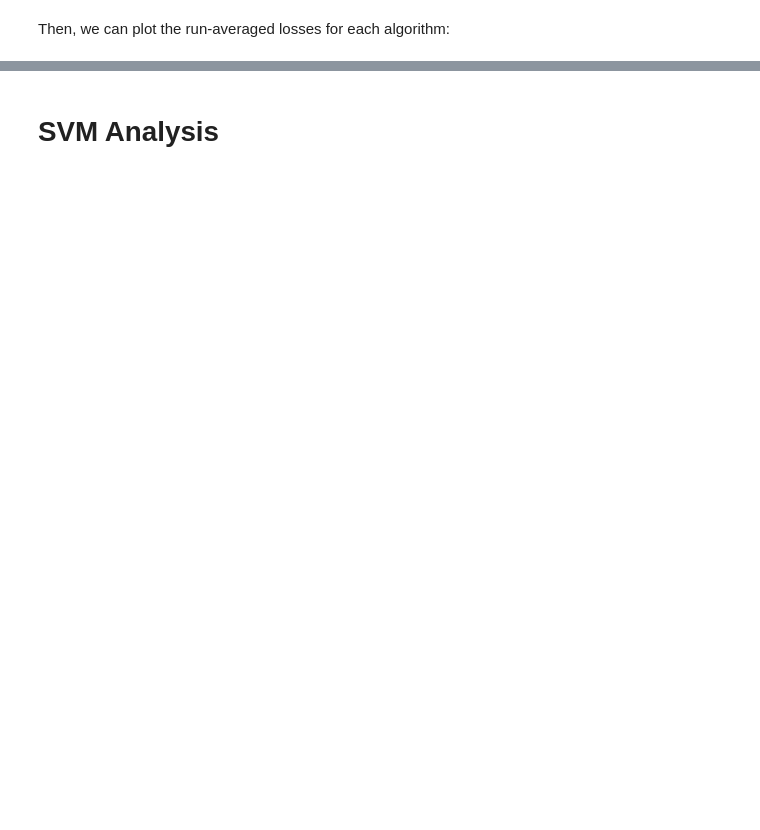
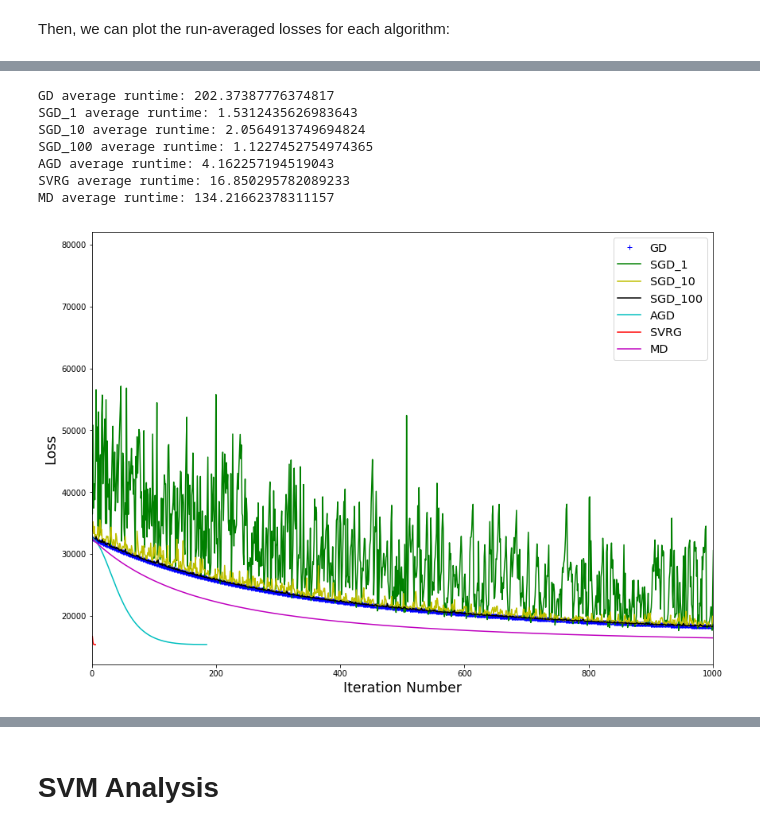
Before and after one commit to pklinkmueller/mlo_final_project, a Jupyter notebook: Logistic_Regression_Analysis.ipynb, the cells around one changed output, grey strips where cells are left out. Saved outputs shown, nothing was run; the diff lists cells and outputs as text; code cells hidden in the pictures; blank space fills up the shorter version.

```diff
--- a/Logistic_Regression_Analysis.ipynb
+++ b/Logistic_Regression_Analysis.ipynb
@@ -448,6 +416,8 @@ Then, we setup the run for all of our descent methods on the MNIST dataset, begi
 # %%
-lr = FixedRate(0.000001)
-# initialize our descent methods
+# fixed rate tuned to the COD-RNA data set
+lr = FixedRate(0.00001)
+
+# instantiate our descent methods
 gd = GradientDescent()
 sgd_1 = GradientDescent()
 sgd_10 = GradientDescent()
@@ -455,45 +425,52 @@ sgd_100 = GradientDescent()
 agd = NesterovAcceleratedDescent()
 svrg = StochasticVarianceReducedGradientDescent()
 md = MirrorDescent()
-# initialize the logisitic regression objects
-gd_log = LogisticRegression(gd, lr, 5000, mnist_n, rel_conv)
-sgd_1_log = LogisticRegression(sgd_1, lr, 5000, 1, rel_conv)
-sgd_10_log = LogisticRegression(sgd_10, lr, 5000, 10, rel_conv)
-sgd_100_log = LogisticRegression(sgd_100, lr, 5000, 100, rel_conv)
-agd_log = LogisticRegression(agd, lr, 2000, mnist_n, rel_conv)
-svrg_log = LogisticRegression(svrg, lr, 40, mnist_n, rel_conv)
-md_log = LogisticRegression(md, lr, 3000, mnist_n, rel_conv)
+
+# instantiate the logisitic regression objects
+gd_log = LogisticRegression(gd, lr, 9000, cod_n, rel_conv)
+sgd_1_log = LogisticRegression(sgd_1, lr, 8000, 1, rel_conv)
+sgd_10_log = LogisticRegression(sgd_10, lr, 8000, 10, rel_conv)
+sgd_100_log = LogisticRegression(sgd_100, lr, 8000, 100, rel_conv)
+agd_log = LogisticRegression(agd, lr, 400, cod_n, rel_conv)
+svrg_log = LogisticRegression(svrg, lr, 20, cod_n, rel_conv)
+md_log = LogisticRegression(md, lr, 6000, cod_n, rel_conv)
+
 # and run the fit for each of these models, this time on the MNIST data set:
 print('Fitting gradient descent:')
-mnist_gd_loss = gd_log.fit(mnist_X_train, mnist_y_train)
+gd_loss, gd_time = gd_log.fit(cod_X_train, cod_y_train, True)
 print('\nFitting stochastic gradient descent, batch size = 1:')
-mnist_sgd_1_loss = sgd_1_log.fit(mnist_X_train, mnist_y_train)
+sgd_1_loss, sgd_1_time = sgd_1_log.fit(cod_X_train, cod_y_train, True)
 print('\nFitting stochastic gradient descent, batch size = 10:')
-mnist_sgd_10_loss = sgd_10_log.fit(mnist_X_train, mnist_y_train)
+sgd_10_loss, sgd_10_time = sgd_10_log.fit(cod_X_train, cod_y_train, True)
 print('\nFitting stochastic gradient descent, batch size = 100:')
-mnist_sgd_100_loss = sgd_100_log.fit(mnist_X_train, mnist_y_train)
+sgd_100_loss, sgd_100_time = sgd_100_log.fit(cod_X_train, cod_y_train, True)
 print('\nFitting accelerated gradient descent:')
-mnist_agd_loss = agd_log.fit(mnist_X_train, mnist_y_train)
+agd_loss, agd_time = agd_log.fit(cod_X_train, cod_y_train, True)
 print('\nFitting stochastic variance reduced gradient descent:')
-mnist_svrg_loss = svrg_log.fit(mnist_X_train, mnist_y_train)
+svrg_loss, svrg_time = svrg_log.fit(cod_X_train, cod_y_train, True)
 print('\nFitting mirror descent:')
-mnist_md_loss = md_log.fit(mnist_X_train, mnist_y_train)
-# displaying accuracies
-acc = check_accuracy(gd_log, mnist_X_test, mnist_y_test)
+md_loss, md_time = md_log.fit(cod_X_train, cod_y_train, True)
+
+# displaying test accuracies
+acc = check_accuracy(gd_log, cod_X_test, cod_y_test)
 print("\n\nGD Accuracy: {0:.2f}%".format(acc * 100))
-acc = check_accuracy(sgd_1_log, mnist_X_test, mnist_y_test)
+acc = check_accuracy(sgd_1_log, cod_X_test, cod_y_test)
 print("SGD 1 Accuracy: {0:.2f}%".format(acc * 100))
-acc = check_accuracy(sgd_10_log, mnist_X_test, mnist_y_test)
+acc = check_accuracy(sgd_10_log, cod_X_test, cod_y_test)
 print("SGD 10 Accuracy: {0:.2f}%".format(acc * 100))
-acc = check_accuracy(sgd_100_log, mnist_X_test, mnist_y_test)
+acc = check_accuracy(sgd_100_log, cod_X_test, cod_y_test)
 print("SGD 100 Accuracy: {0:.2f}%".format(acc * 100))
-acc = check_accuracy(agd_log, mnist_X_test, mnist_y_test)
+acc = check_accuracy(agd_log, cod_X_test, cod_y_test)
 print("AGD Accuracy: {0:.2f}%".format(acc * 100))
-acc = check_accuracy(svrg_log, mnist_X_test, mnist_y_test)
+acc = check_accuracy(svrg_log, cod_X_test, cod_y_test)
 print("SVRG Accuracy: {0:.2f}%".format(acc * 100))
-acc = check_accuracy(md_log, mnist_X_test, mnist_y_test)
+acc = check_accuracy(md_log, cod_X_test, cod_y_test)
 print("MD Accuracy: {0:.2f}%".format(acc * 100))
+
+# run all model fits 1 more time for loss plotting
+gd_loss, sgd_1_loss, sgd_10_loss, sgd_100_loss, agd_loss, svrg_loss, md_loss = logreg_cod_fixed_runs(gd_loss, sgd_1_loss,
+    sgd_10_loss, sgd_100_loss, agd_loss, svrg_loss, md_loss, cod_n, cod_X_train, cod_y_train)
+
 # plot losses
-plot_losses(mnist_gd_loss, mnist_sgd_1_loss, mnist_sgd_10_loss,
-            mnist_sgd_100_loss, mnist_agd_loss, mnist_svrg_loss,
-            mnist_md_loss)
+plot_fixed_losses(gd_loss, sgd_1_loss, sgd_10_loss, sgd_100_loss, agd_loss, svrg_loss, md_loss)
+# %% [output]
@@ -499,0 +494,8 @@ plot_losses(mnist_gd_loss, mnist_sgd_1_loss, mnist_sgd_10_loss,
+GD average runtime: 202.37387776374817
+SGD_1 average runtime: 1.5312435626983643
+SGD_10 average runtime: 2.0564913749694824
+SGD_100 average runtime: 1.1227452754974365
+AGD average runtime: 4.162257194519043
+SVRG average runtime: 16.850295782089233
+MD average runtime: 134.21662378311157
+[figure, added]
```
Also changed, not shown: parts of 76 cells of this notebook, 3 other files.
